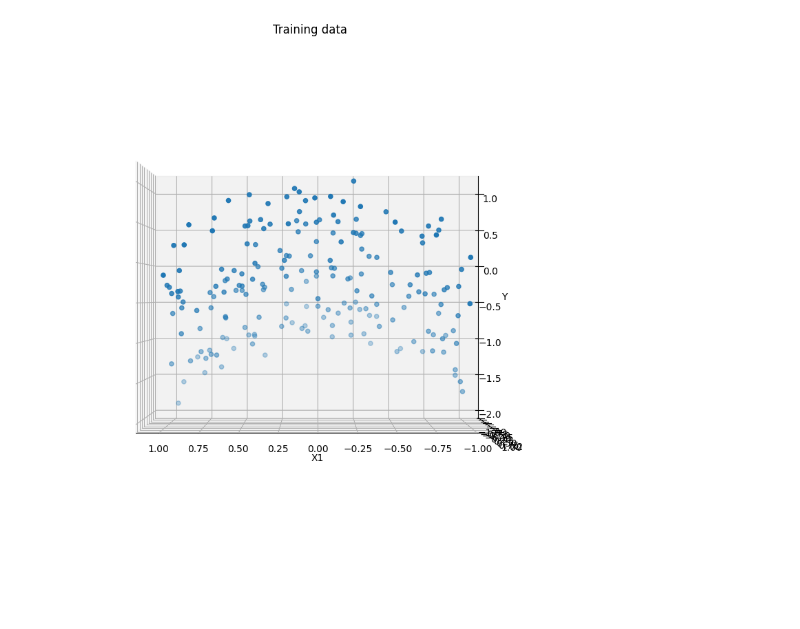
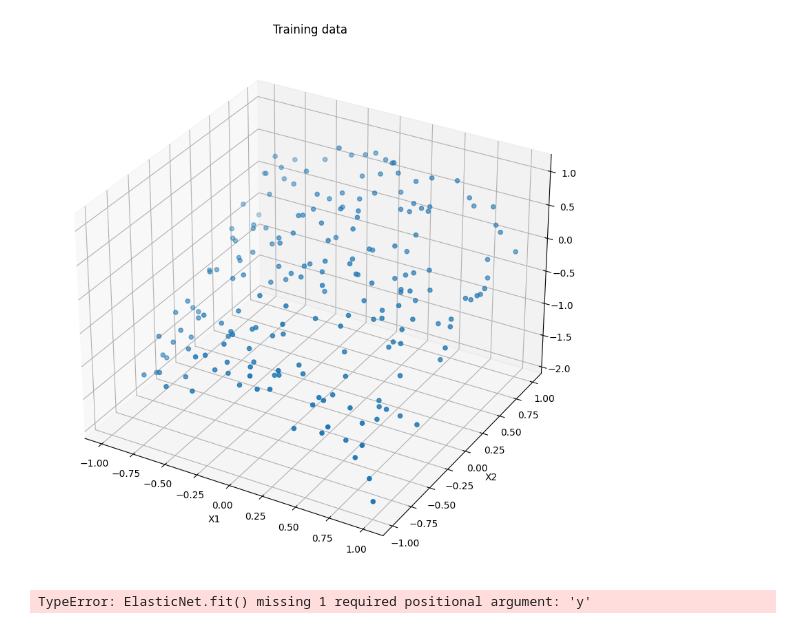
Before and after one commit to babohhauru/Machine-Learning, a Jupyter notebook: week3/Week3Lab.ipynb, the cells around one changed output. Drawn from its saved outputs; the diff is of its cells as text; code cells hidden in the pictures.

```diff
--- a/week3/Week3Lab.ipynb
+++ b/week3/Week3Lab.ipynb
@@ -6,13 +7,23 @@ from sklearn.preprocessing import PolynomialFeatures
 # %%
 df = pd.read_csv('week3.txt', header=None)
 x = df.iloc[:,:2]
 y = df.iloc[:,2]
 
 fig = plt.figure(figsize=(10, 10))
 ax = fig.add_subplot(111, projection ='3d')
 ax.scatter(x[0], x[1] , y)
-ax.view_init(0,90)
 ax.set(title='Training data', xlabel='X1', ylabel='X2', zlabel='Y')
 plt.show()
 # %% [output]
-[figure, old version]
+[figure, new version]
+# %%
+Xpoly = PolynomialFeatures(5).fit(x)
+C_range = [0.01, 1 , 100, 100]
+for C in C_range:
+    clf = Lasso(alpha=1/(2*C)).fit(Xpoly, y)
+
+    coef = clf.coef_[0]
+    intercept = clf.intercept_
+    print("theta = " + coef, "theta0 = " + intercept)
+# %% [output]
+TypeError: ElasticNet.fit() missing 1 required positional argument: 'y'
```
Also changed, not shown: parts of 1 cell of this notebook.
